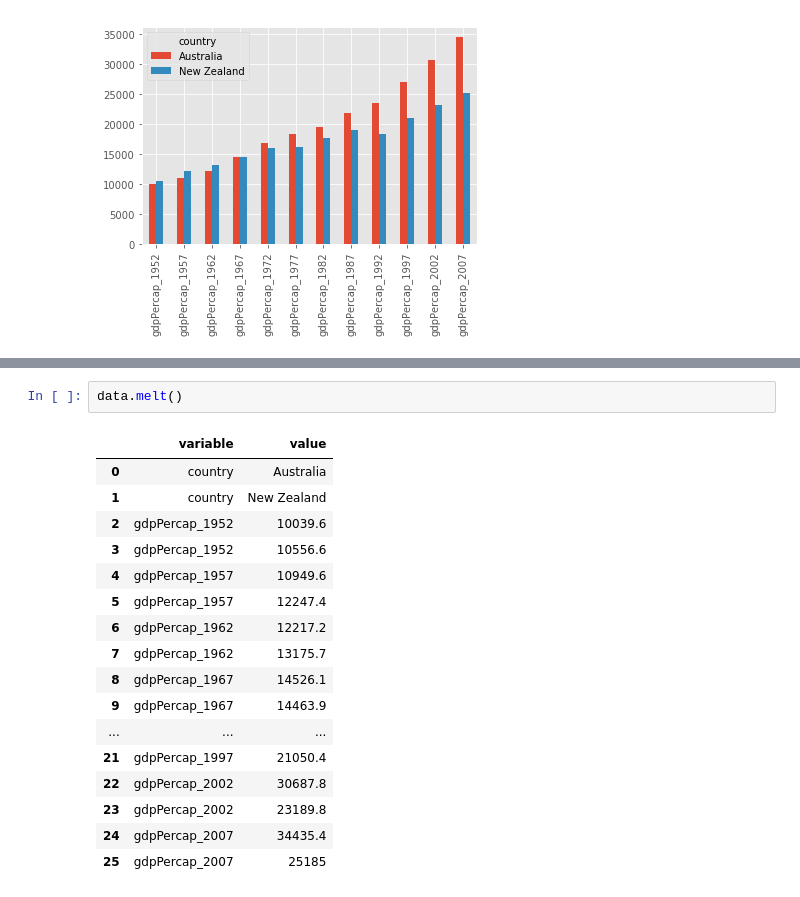
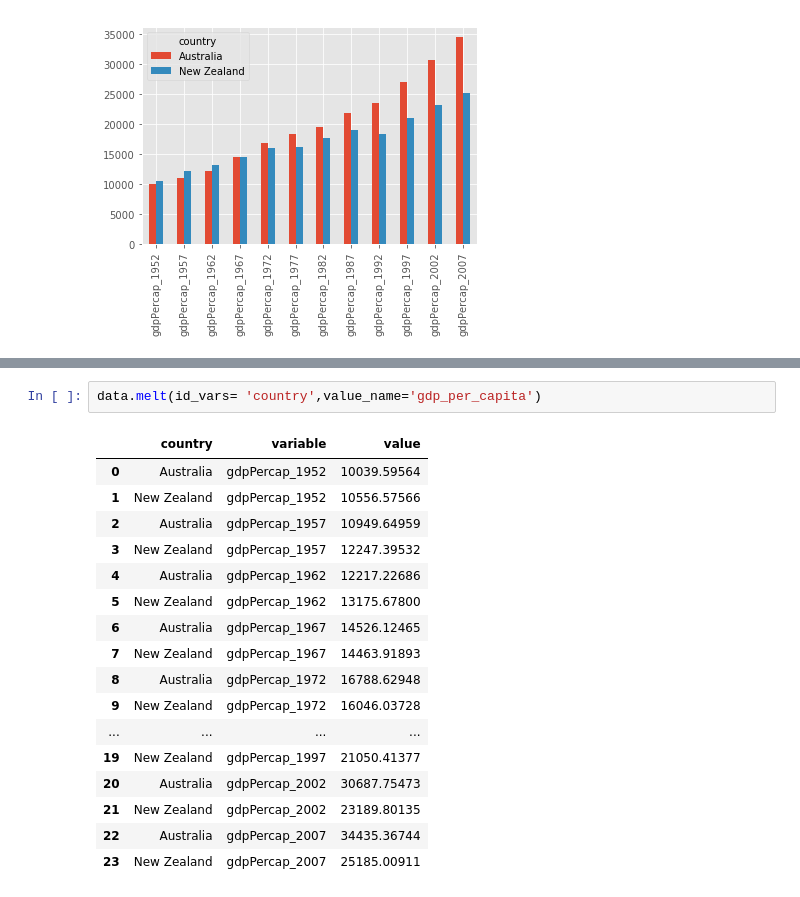
Before and after one commit to nih-fmrif/2017-09-28-NIH-CMN_notebooks, a Jupyter notebook: pandas_and_plotting.ipynb, the cells around one changed output, grey strips where cells are left out. Drawn from its saved outputs; the diff is of its cells as text.

```diff
--- a/pandas_and_plotting.ipynb
+++ b/pandas_and_plotting.ipynb
@@ -303,22 +303,22 @@ data
 | 0 | Australia | 10039.59564 | 10949.64959 | 12217.22686 | 14526.12465 | 16788.62948 | ... |
 | 1 | New Zealand | 10556.57566 | 12247.39532 | 13175.67800 | 14463.91893 | 16046.03728 | ... |
 # %%
-data.melt()
+data.melt(id_vars= 'country',value_name='gdp_per_capita')
 # %% [output]
-|  | variable | value |
-| 0 | country | Australia |
-| 1 | country | New Zealand |
-| 2 | gdpPercap_1952 | 10039.6 |
-| 3 | gdpPercap_1952 | 10556.6 |
-| 4 | gdpPercap_1957 | 10949.6 |
-| 5 | gdpPercap_1957 | 12247.4 |
-| 6 | gdpPercap_1962 | 12217.2 |
-| 7 | gdpPercap_1962 | 13175.7 |
-| 8 | gdpPercap_1967 | 14526.1 |
-| 9 | gdpPercap_1967 | 14463.9 |
-| ... | ... | ... |
-| 21 | gdpPercap_1997 | 21050.4 |
-| 22 | gdpPercap_2002 | 30687.8 |
-| 23 | gdpPercap_2002 | 23189.8 |
-| 24 | gdpPercap_2007 | 34435.4 |
-| 25 | gdpPercap_2007 | 25185 |
+|  | country | variable | value |
+| 0 | Australia | gdpPercap_1952 | 10039.59564 |
+| 1 | New Zealand | gdpPercap_1952 | 10556.57566 |
+| 2 | Australia | gdpPercap_1957 | 10949.64959 |
+| 3 | New Zealand | gdpPercap_1957 | 12247.39532 |
+| 4 | Australia | gdpPercap_1962 | 12217.22686 |
+| 5 | New Zealand | gdpPercap_1962 | 13175.67800 |
+| 6 | Australia | gdpPercap_1967 | 14526.12465 |
+| 7 | New Zealand | gdpPercap_1967 | 14463.91893 |
+| 8 | Australia | gdpPercap_1972 | 16788.62948 |
+| 9 | New Zealand | gdpPercap_1972 | 16046.03728 |
+| ... | ... | ... | ... |
+| 19 | New Zealand | gdpPercap_1997 | 21050.41377 |
+| 20 | Australia | gdpPercap_2002 | 30687.75473 |
+| 21 | New Zealand | gdpPercap_2002 | 23189.80135 |
+| 22 | Australia | gdpPercap_2007 | 34435.36744 |
+| 23 | New Zealand | gdpPercap_2007 | 25185.00911 |
```
